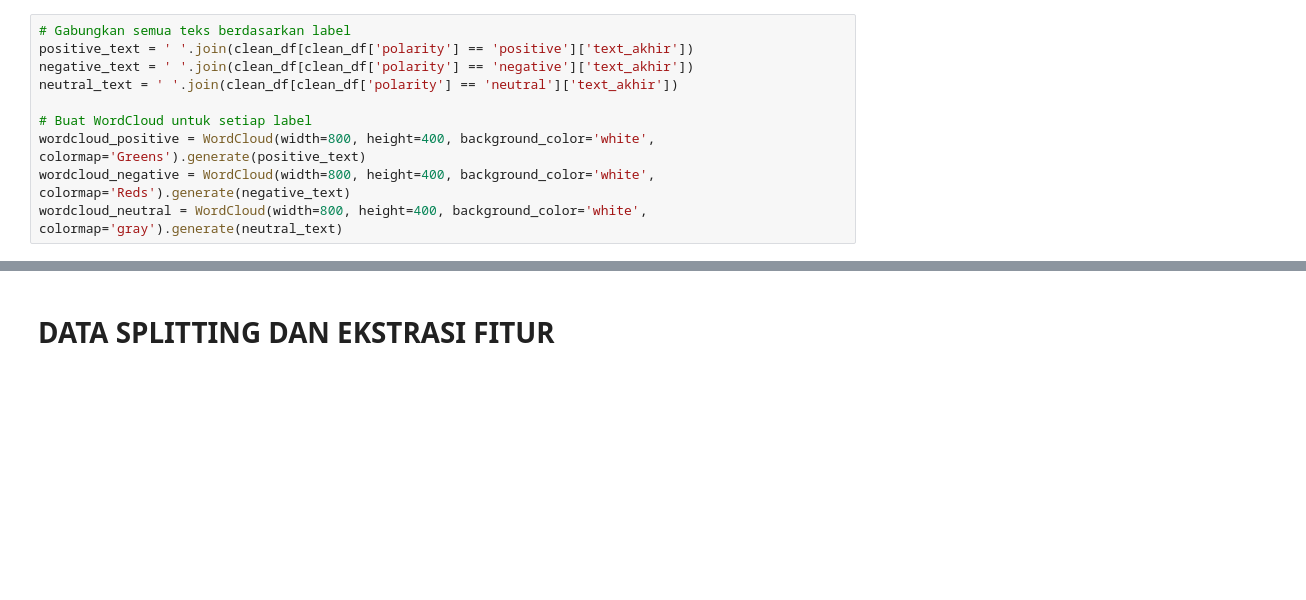
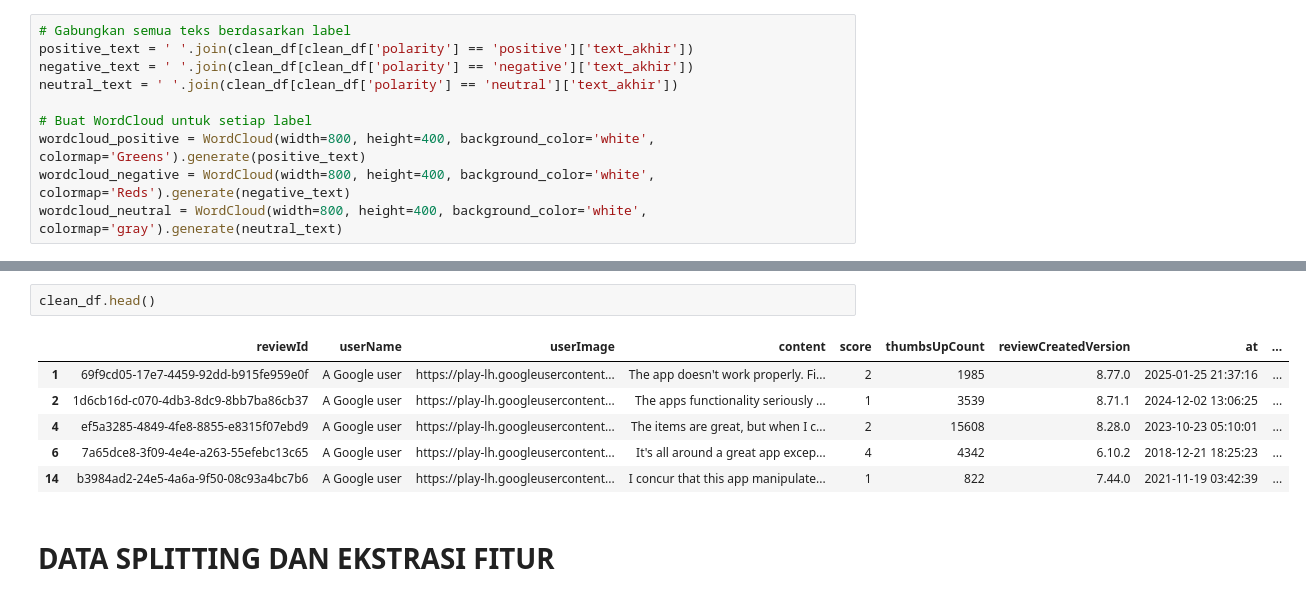
Before and after one commit to heriswaya/Sentiment-Analysis-Dicoding, a Jupyter notebook: model_training.ipynb, the cells around one changed output, grey strips where cells are left out. Cells and saved outputs as stored; diff of their text form; blank space fills up the shorter version.

```diff
--- a/model_training.ipynb
+++ b/model_training.ipynb
@@ -392,3 +401,12 @@ plt.show()
+# %%
+clean_df.head()
+# %% [output]
+|  | reviewId | userName | userImage | content | score | thumbsUpCount | reviewCreatedVersion | at | ... |
+| 1 | 69f9cd05-17e7-4459-92dd-b915fe959e0f | A Google user | https://play-lh.googleusercontent... | The app doesn't work properly. Fi... | 2 | 1985 | 8.77.0 | 2025-01-25 21:37:16 | ... |
+| 2 | 1d6cb16d-c070-4db3-8dc9-8bb7ba86cb37 | A Google user | https://play-lh.googleusercontent... | The apps functionality seriously ... | 1 | 3539 | 8.71.1 | 2024-12-02 13:06:25 | ... |
+| 4 | ef5a3285-4849-4fe8-8855-e8315f07ebd9 | A Google user | https://play-lh.googleusercontent... | The items are great, but when I c... | 2 | 15608 | 8.28.0 | 2023-10-23 05:10:01 | ... |
+| 6 | 7a65dce8-3f09-4e4e-a263-55efebc13c65 | A Google user | https://play-lh.googleusercontent... | It's all around a great app excep... | 4 | 4342 | 6.10.2 | 2018-12-21 18:25:23 | ... |
+| 14 | b3984ad2-24e5-4a6a-9f50-08c93a4bc7b6 | A Google user | https://play-lh.googleusercontent... | I concur that this app manipulate... | 1 | 822 | 7.44.0 | 2021-11-19 03:42:39 | ... |
 # %% [markdown]
 # DATA SPLITTING DAN EKSTRASI FITUR
 # %%
```
Also changed, not shown: parts of 19 cells of this notebook.
